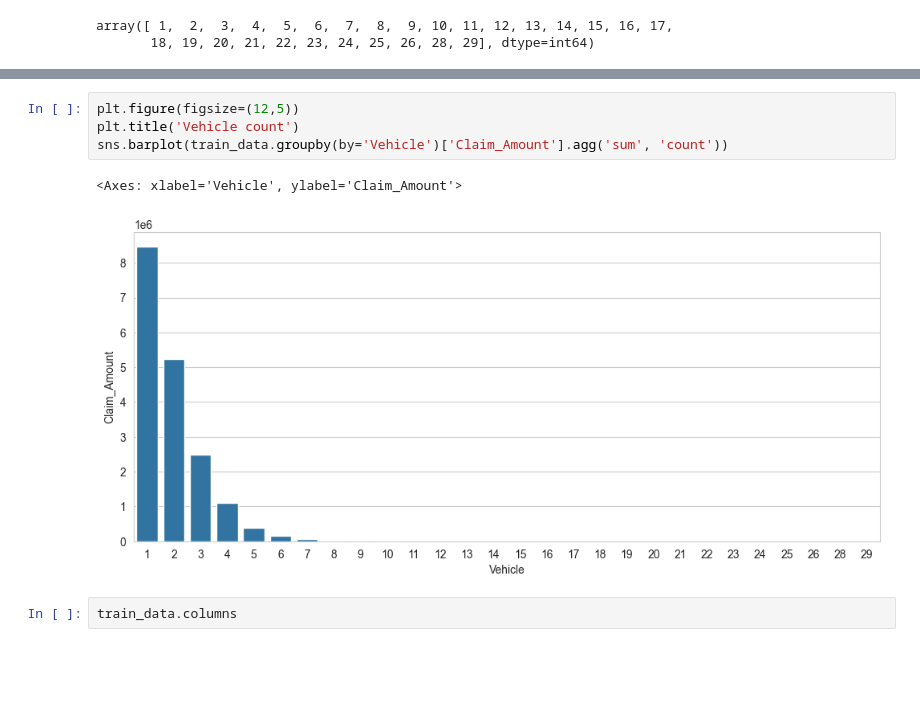
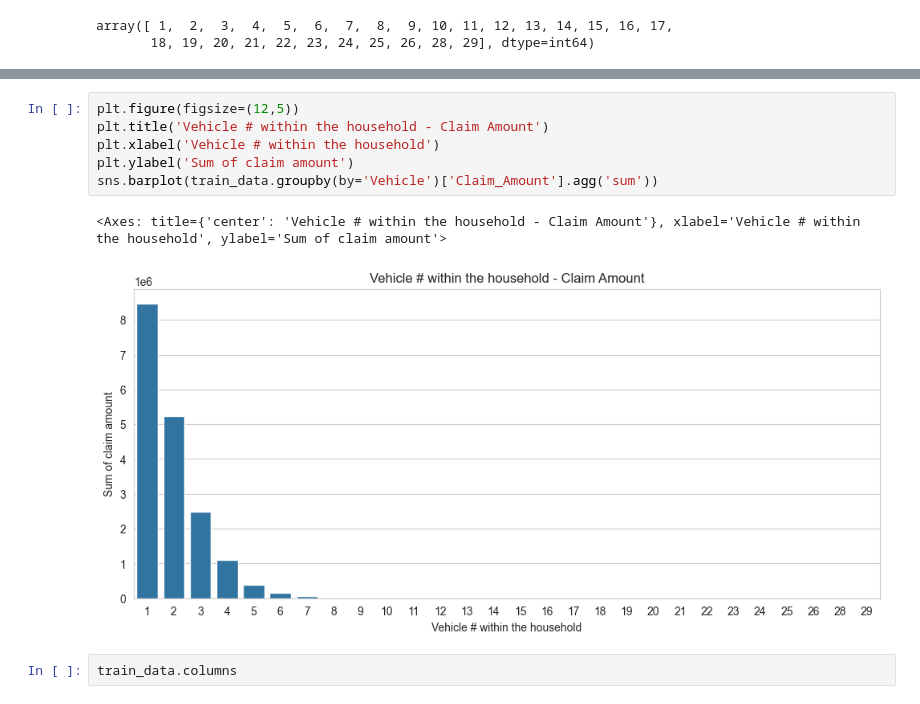
Before and after one commit to AnoopCA/Vehicle_Insurance_Claims_Prediction, a Jupyter notebook: Claims_Prediction.ipynb, the cells around one changed output, grey strips where cells are left out. Drawn from its saved outputs; the diff is of its cells as text; blank space fills up the shorter version.

```diff
--- a/Claims_Prediction.ipynb
+++ b/Claims_Prediction.ipynb
@@ -78,10 +103,12 @@ array([ 1,  2,  3,  4,  5,  6,  7,  8,  9, 10, 11, 12, 13, 14, 15, 16, 17,
 # %%
 plt.figure(figsize=(12,5))
-plt.title('Vehicle count')
-sns.barplot(train_data.groupby(by='Vehicle')['Claim_Amount'].agg('sum', 'count'))
+plt.title('Vehicle # within the household - Claim Amount')
+plt.xlabel('Vehicle # within the household')
+plt.ylabel('Sum of claim amount')
+sns.barplot(train_data.groupby(by='Vehicle')['Claim_Amount'].agg('sum'))
 # %% [output]
-<Axes: xlabel='Vehicle', ylabel='Claim_Amount'>
+<Axes: title={'center': 'Vehicle # within the household - Claim Amount'}, xlabel='Vehicle # within the household', ylabel='Sum of claim amount'>
-[figure, old version]
+[figure, new version]
 # %%
 train_data.columns
 # %% [output]
```
Also changed, not shown: parts of 11 cells of this notebook.
